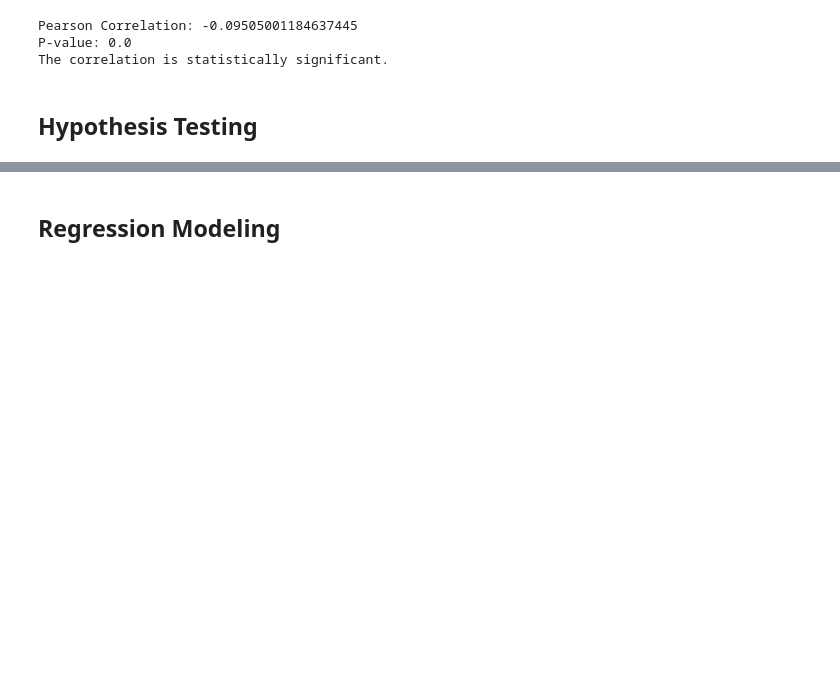
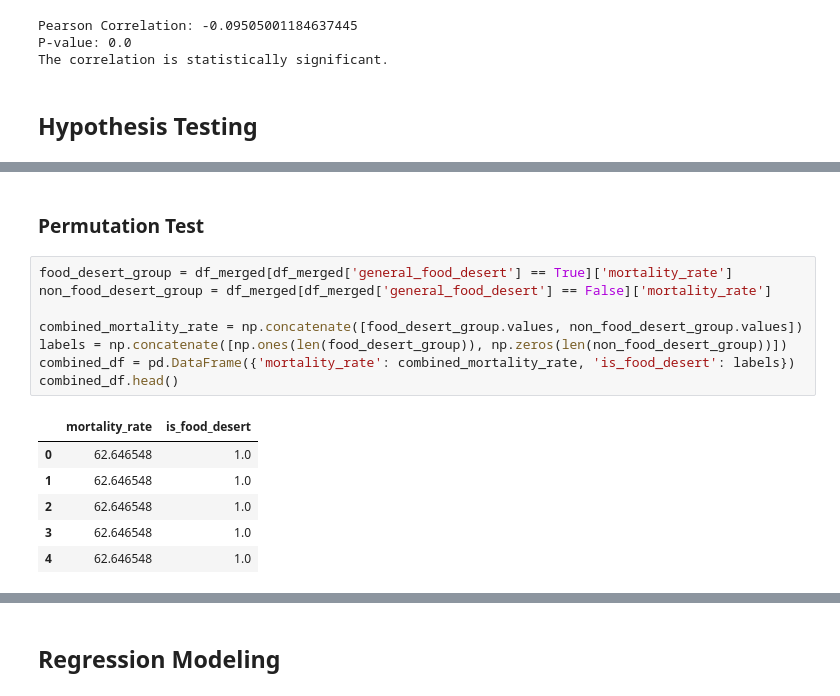
Before and after one commit to marklee4823/math189_project, a Jupyter notebook: Notebook.ipynb, the cells around one changed output, grey strips where cells are left out. Drawn from its saved outputs; the diff is of its cells as text; blank space fills up the shorter version.

```diff
--- a/Notebook.ipynb
+++ b/Notebook.ipynb
@@ -478,0 +549,17 @@ The correlation is statistically significant.
+# %% [markdown]
+### Permutation Test
+# %%
+food_desert_group = df_merged[df_merged['general_food_desert'] == True]['mortality_rate']
+non_food_desert_group = df_merged[df_merged['general_food_desert'] == False]['mortality_rate']
+
+combined_mortality_rate = np.concatenate([food_desert_group.values, non_food_desert_group.values])
+labels = np.concatenate([np.ones(len(food_desert_group)), np.zeros(len(non_food_desert_group))])
+combined_df = pd.DataFrame({'mortality_rate': combined_mortality_rate, 'is_food_desert': labels})
+combined_df.head()
+# %% [output]
+|  | mortality_rate | is_food_desert |
+| 0 | 62.646548 | 1.0 |
+| 1 | 62.646548 | 1.0 |
+| 2 | 62.646548 | 1.0 |
+| 3 | 62.646548 | 1.0 |
+| 4 | 62.646548 | 1.0 |
```
Also changed, not shown: parts of 17 cells of this notebook, 1 other file.
